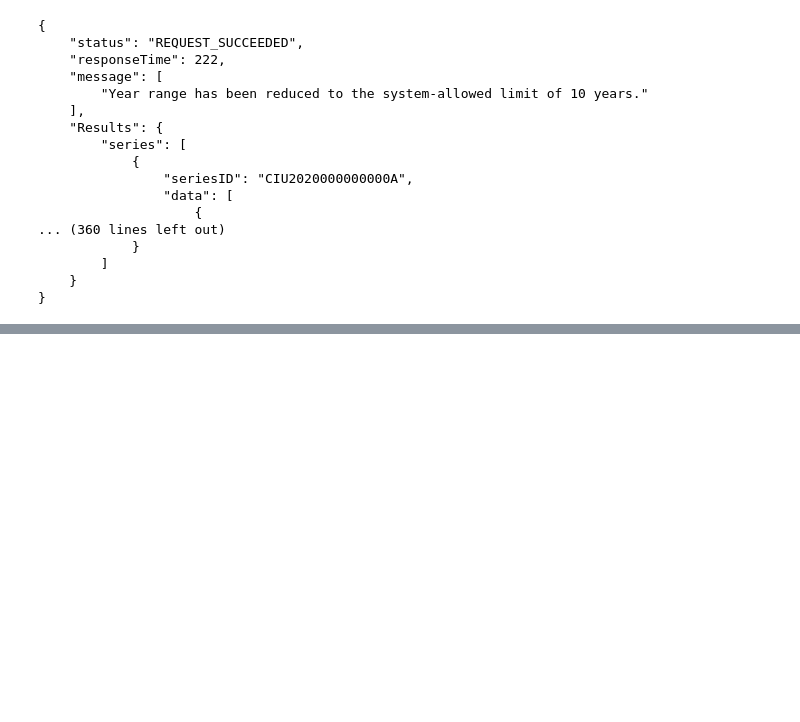
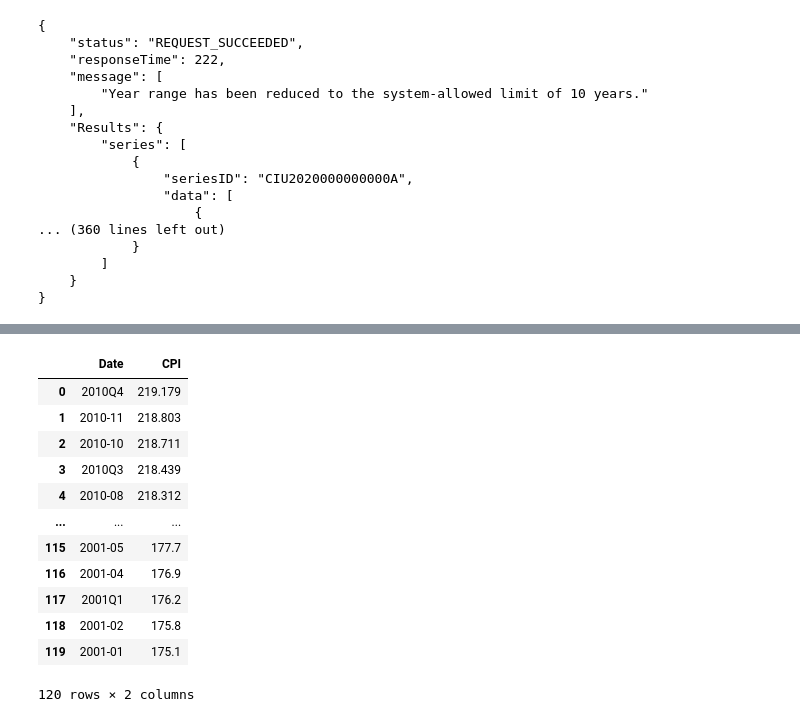
Before and after one commit to Manpreet1829/DataAnalytics, a Jupyter notebook: notebooks/BLS salary data analysis.ipynb, the cells around one changed output, grey strips where cells are left out. Cells and saved outputs as stored; diff of their text form; code cells hidden in the pictures; blank space fills up the shorter version.

```diff
--- a/notebooks/BLS salary data analysis.ipynb
+++ b/notebooks/BLS salary data analysis.ipynb
@@ -89,0 +174,16 @@ wsp_dataset.shape
+# %%
+cpi_dataset
+# %% [output]
+|  | Date | CPI |
+| 0 | 2010Q4 | 219.179 |
+| 1 | 2010-11 | 218.803 |
+| 2 | 2010-10 | 218.711 |
+| 3 | 2010Q3 | 218.439 |
+| 4 | 2010-08 | 218.312 |
+| ... | ... | ... |
+| 115 | 2001-05 | 177.7 |
+| 116 | 2001-04 | 176.9 |
+| 117 | 2001Q1 | 176.2 |
+| 118 | 2001-02 | 175.8 |
+| 119 | 2001-01 | 175.1 |
+120 rows × 2 columns
```
Also changed, not shown: parts of 8 cells of this notebook.
